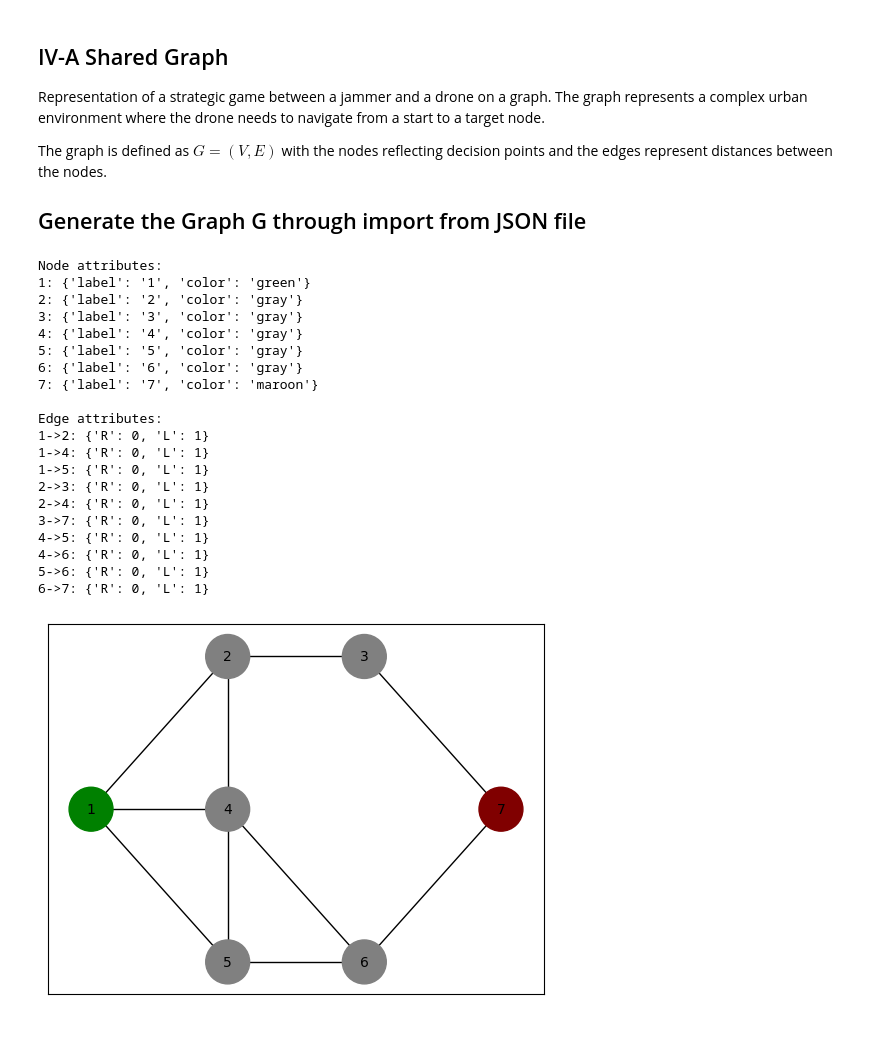
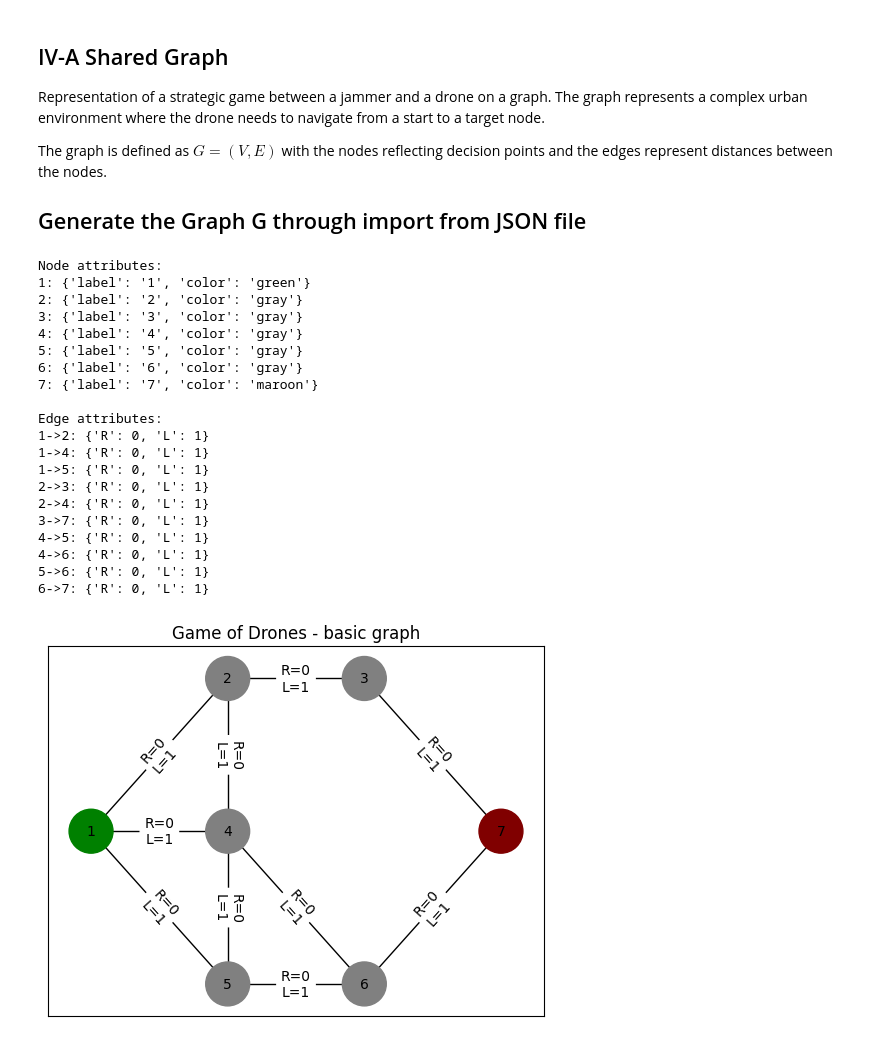
Before and after one commit to nlcircle/0175_GoD_on_a_Graph, a Jupyter notebook: 20251108 IV-B Adv Path Selection as Normal Game.ipynb, the cells around one changed output. Saved outputs shown, nothing was run; the diff lists cells and outputs as text; code cells hidden in the pictures.

```diff
--- a/20251108 IV-B Adv Path Selection as Normal Game.ipynb
+++ b/20251108 IV-B Adv Path Selection as Normal Game.ipynb
@@ -49,44 +49,49 @@ for u, v, attrs in G.edges(data=True):
 
 # Draw the graph
 def show_graph(graph):
-    node_labels = nx.get_node_attributes(G, 'label')
-    edge_labels = nx.get_edge_attributes(G, 'label')
+    node_labels = nx.get_node_attributes(graph, 'label')
+    node_colors = [attrs['color'] for node, attrs in graph.nodes(data=True)]
 
-    networkx_pos = {
-        node_id: tuple(coords)
-        for node_id, coords in data['positions'].items() }
+    # Show risk and length on each edge
+    edge_labels = {(u, v): f"R={attrs['R']}\nL={attrs['L']}"
+                   for u, v, attrs in graph.edges(data=True)}
 
-    node_colors = [node["color"] for node in data["nodes"]]
+    # Get positions and colors from JSON 'data'
+    networkx_pos = {node_id: tuple(coords) for node_id, coords in data['positions'].items()}
+#    node_colors = [node["color"] for node in data["nodes"]]
 
-    nx.draw_networkx(G, pos=networkx_pos, with_labels=True, labels=node_labels,
+    nx.draw_networkx(graph, pos=networkx_pos, with_labels=True, labels=node_labels,
                      node_color=node_colors, node_size=1000, font_size=10)
-    nx.draw_networkx_edge_labels(G, pos=networkx_pos, edge_labels=edge_labels)
+
+    nx.draw_networkx_edge_labels(graph, pos=networkx_pos, edge_labels=edge_labels)
+
+    plt.title("Game of Drones - basic graph")
     plt.show()
 
 
 show_graph(G)
 # %% [output]
 Node attributes:
 1: {'label': '1', 'color': 'green'}
 2: {'label': '2', 'color': 'gray'}
 3: {'label': '3', 'color': 'gray'}
 4: {'label': '4', 'color': 'gray'}
 5: {'label': '5', 'color': 'gray'}
 6: {'label': '6', 'color': 'gray'}
 7: {'label': '7', 'color': 'maroon'}
 
 Edge attributes:
 1->2: {'R': 0, 'L': 1}
 1->4: {'R': 0, 'L': 1}
 1->5: {'R': 0, 'L': 1}
 2->3: {'R': 0, 'L': 1}
 2->4: {'R': 0, 'L': 1}
 3->7: {'R': 0, 'L': 1}
 4->5: {'R': 0, 'L': 1}
 4->6: {'R': 0, 'L': 1}
 5->6: {'R': 0, 'L': 1}
 6->7: {'R': 0, 'L': 1}
-[figure, old version]
+[figure, new version]
 # %% [markdown]
 ## Section V-A: List of viable paths
 
```
Also changed, not shown: parts of 14 cells of this notebook.
